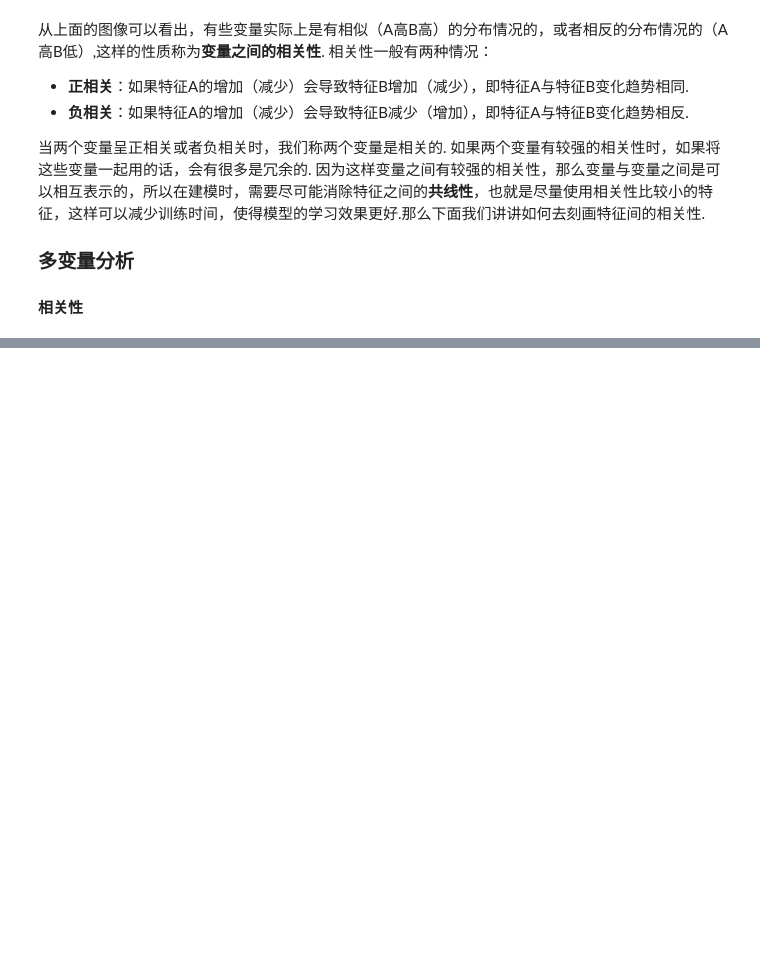
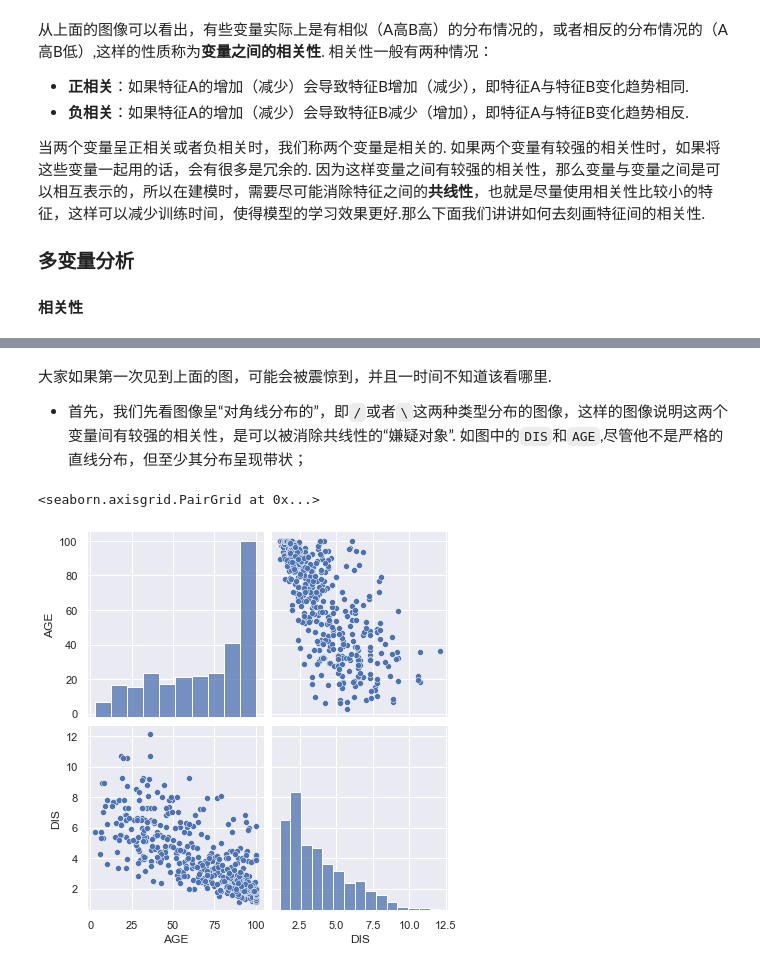
Before and after one commit to Git-Model/Modeling-Universe, a Jupyter notebook: Data-Story/Task1_EDA初体验/Task1：EDA初体验--波士顿房价分析.ipynb, the cells around one changed output, grey strips where cells are left out. Saved outputs shown, nothing was run; the diff lists cells and outputs as text; code cells hidden in the pictures; blank space fills up the shorter version.

````diff
--- a/Data-Story/Task1_EDA初体验/Task1：EDA初体验--波士顿房价分析.ipynb
+++ b/Data-Story/Task1_EDA初体验/Task1：EDA初体验--波士顿房价分析.ipynb
@@ -421,0 +434,8 @@ array([[<AxesSubplot:title={'center':'CRIM'}>,
+# %% [markdown]
+大家如果第一次见到上面的图，可能会被震惊到，并且一时间不知道该看哪里.
+- 首先，我们先看图像呈“对角线分布的”，即```/```或者```\```这两种类型分布的图像，这样的图像说明这两个变量间有较强的相关性，是可以被消除共线性的“嫌疑对象”. 如图中的```DIS```和```AGE```,尽管他不是严格的直线分布，但至少其分布呈现带状；
+# %%
+sns.pairplot(house[["AGE", "DIS"]], size = 3) # 成对画出任意两列的散点图, size是点的大小
+# %% [output]
+<seaborn.axisgrid.PairGrid at 0x...>
+[figure, added]
````
Also changed, not shown: parts of 13 cells of this notebook.
